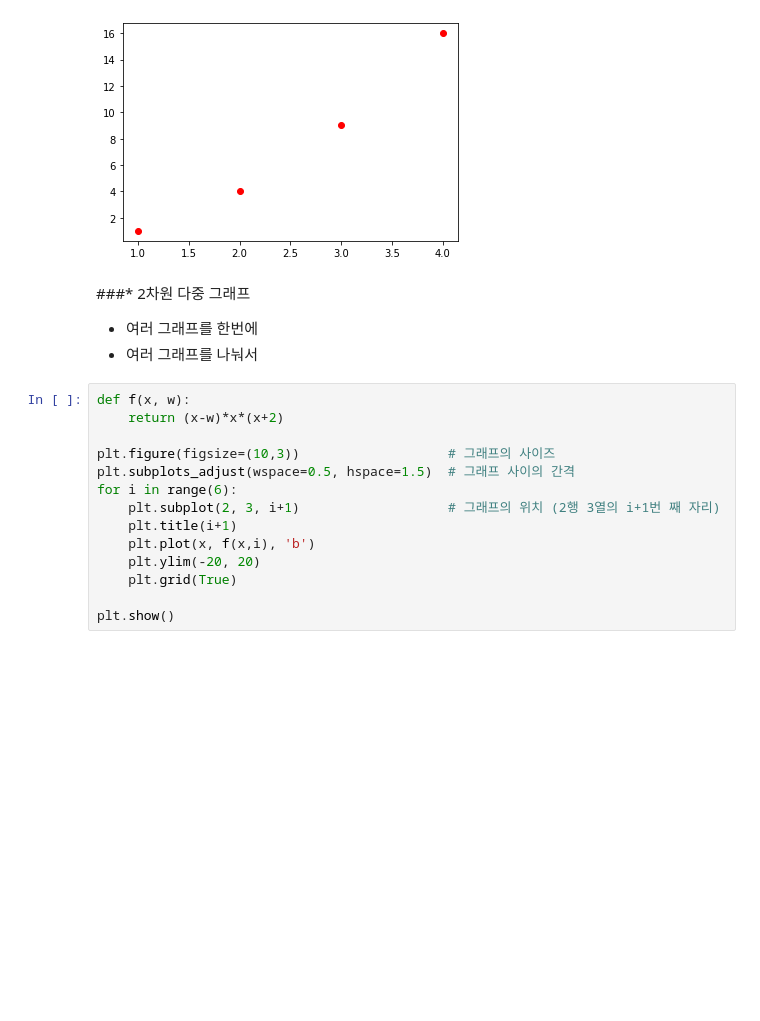
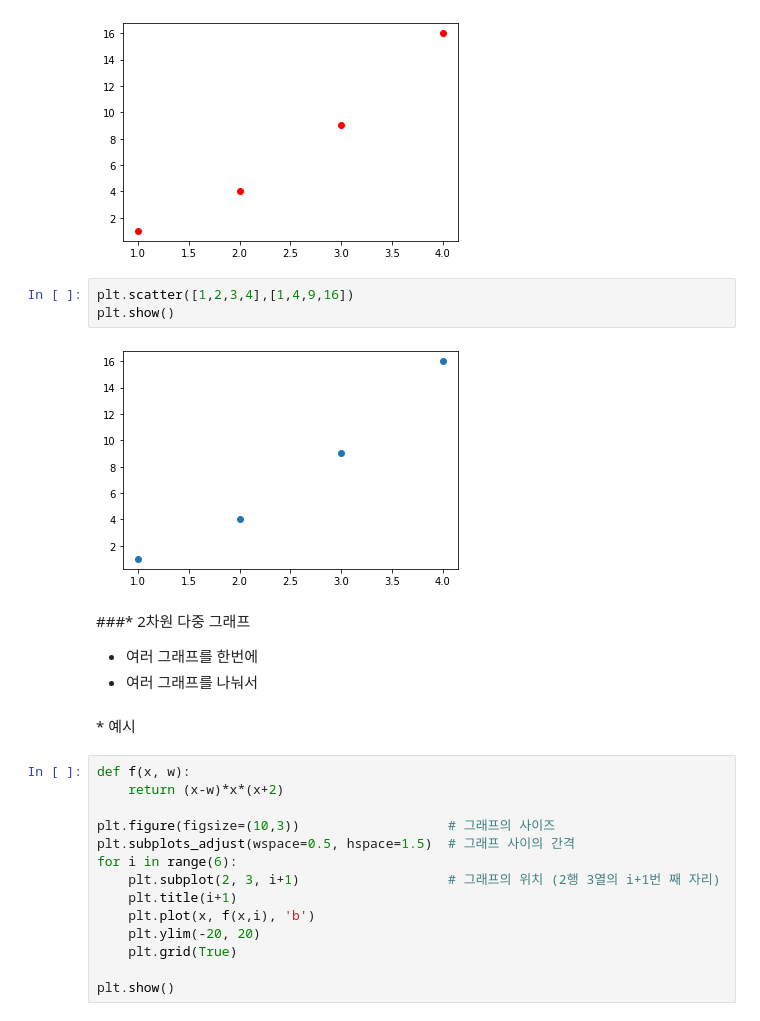
Before and after one commit to yoonyoung27/prac_python, a Jupyter notebook: matplotlib_prac.ipynb, the cells around one changed output. Saved outputs shown, nothing was run; the diff lists cells and outputs as text; blank space fills up the shorter version.

```diff
--- a/matplotlib_prac.ipynb
+++ b/matplotlib_prac.ipynb
@@ -67,10 +67,17 @@ plt.plot([1,2,3,4],[1,4,9,16],'ro')
 plt.show()
 # %% [output]
 [figure]
+# %%
+plt.scatter([1,2,3,4],[1,4,9,16])
+plt.show()
+# %% [output]
+[figure, added]
 # %% [markdown]
 ###\* 2차원 다중 그래프
 * 여러 그래프를 한번에
 * 여러 그래프를 나눠서
+# %% [markdown]
+\* 예시
 # %%
 def f(x, w):
     return (x-w)*x*(x+2)
```
Also changed, not shown: parts of 9 cells of this notebook.
